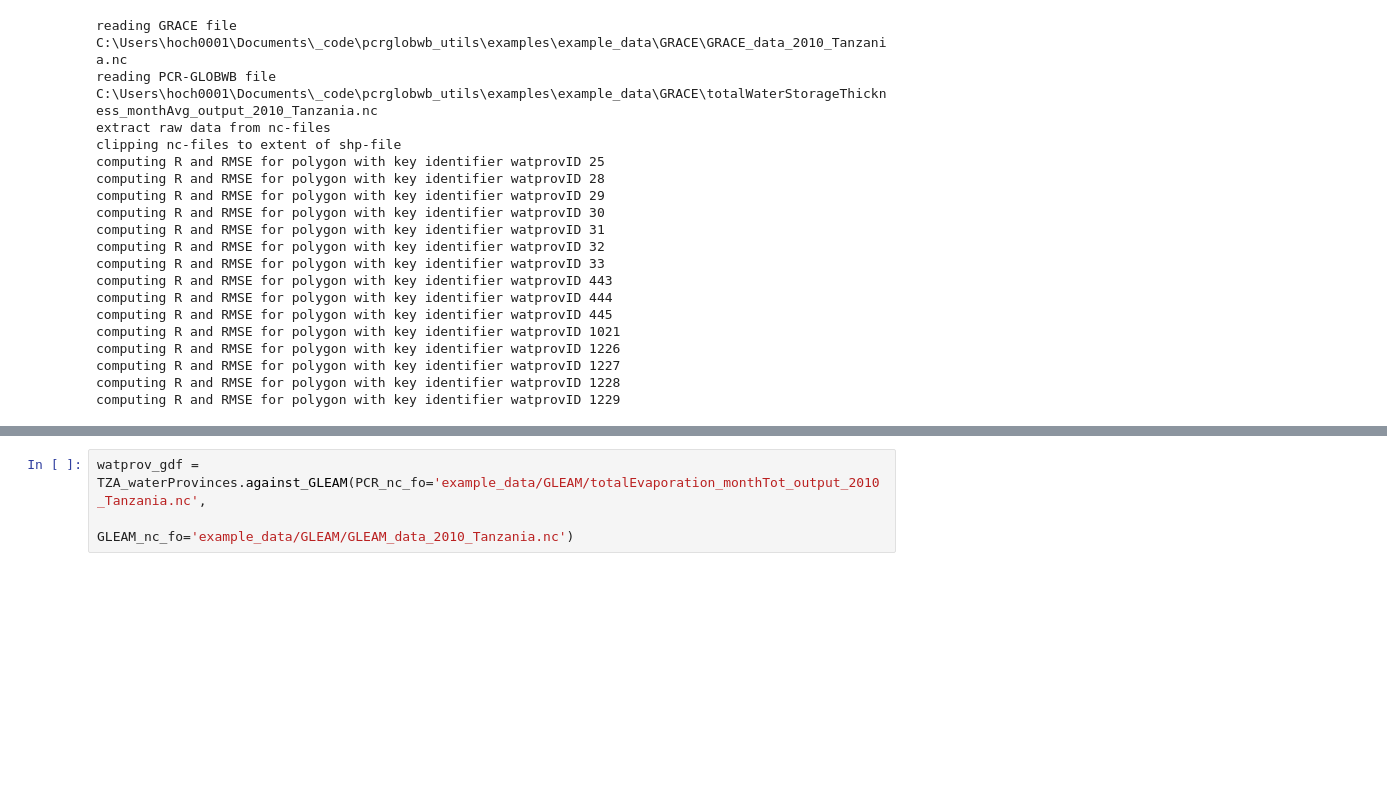
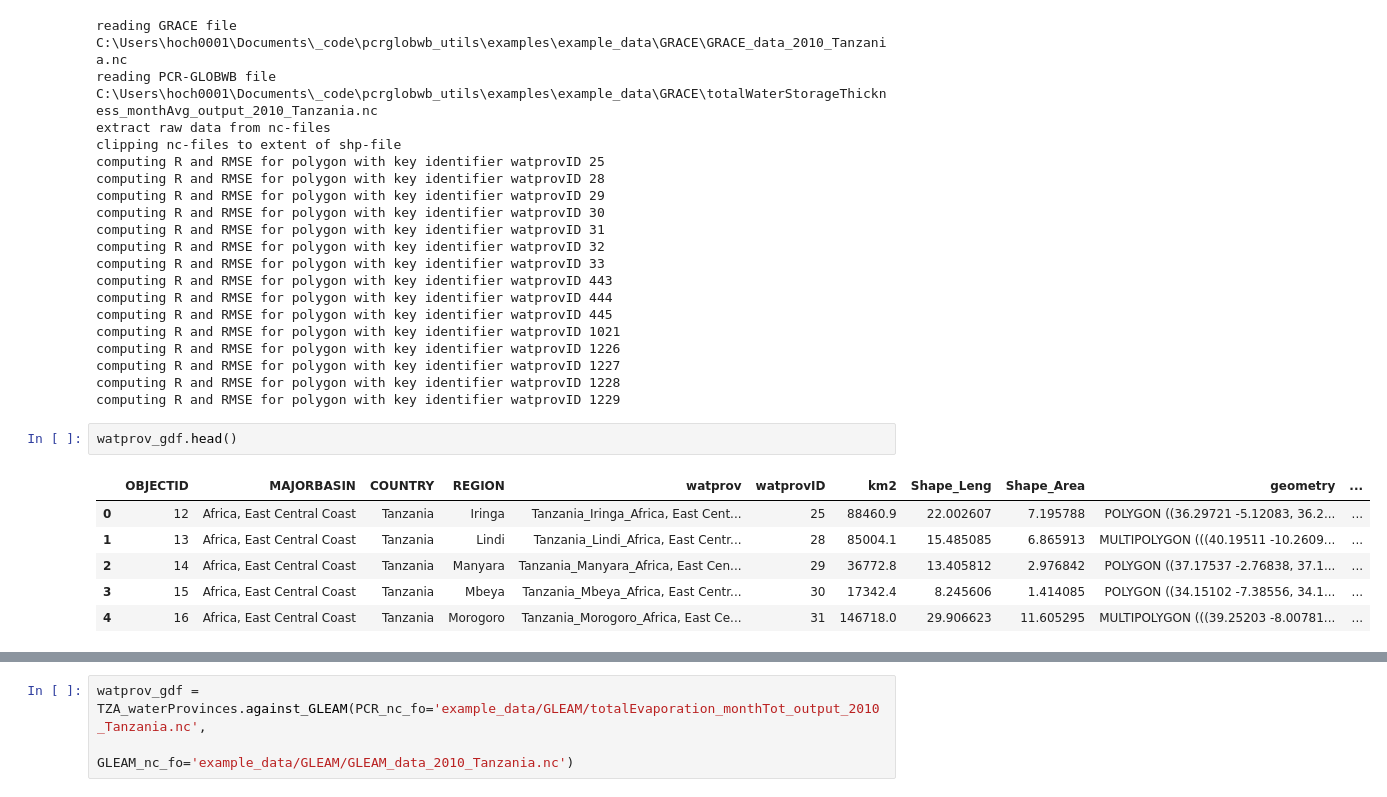
Before and after one commit to JannisHoch/pcrglobwb_utils, a Jupyter notebook: examples/GRACE_GLEAM_validation.ipynb, the cells around one changed output, grey strips where cells are left out. Drawn from its saved outputs; the diff is of its cells as text; blank space fills up the shorter version.

```diff
--- a/examples/GRACE_GLEAM_validation.ipynb
+++ b/examples/GRACE_GLEAM_validation.ipynb
@@ -54,3 +79,12 @@ computing R and RMSE for polygon with key identifier watprovID 1226
 computing R and RMSE for polygon with key identifier watprovID 1227
 computing R and RMSE for polygon with key identifier watprovID 1228
 computing R and RMSE for polygon with key identifier watprovID 1229
+# %%
+watprov_gdf.head()
+# %% [output]
+|  | OBJECTID | MAJORBASIN | COUNTRY | REGION | watprov | watprovID | km2 | Shape_Leng | Shape_Area | geometry | ... |
+| 0 | 12 | Africa, East Central Coast | Tanzania | Iringa | Tanzania_Iringa_Africa, East Cent... | 25 | 88460.9 | 22.002607 | 7.195788 | POLYGON ((36.29721 -5.12083, 36.2... | ... |
+| 1 | 13 | Africa, East Central Coast | Tanzania | Lindi | Tanzania_Lindi_Africa, East Centr... | 28 | 85004.1 | 15.485085 | 6.865913 | MULTIPOLYGON (((40.19511 -10.2609... | ... |
+| 2 | 14 | Africa, East Central Coast | Tanzania | Manyara | Tanzania_Manyara_Africa, East Cen... | 29 | 36772.8 | 13.405812 | 2.976842 | POLYGON ((37.17537 -2.76838, 37.1... | ... |
+| 3 | 15 | Africa, East Central Coast | Tanzania | Mbeya | Tanzania_Mbeya_Africa, East Centr... | 30 | 17342.4 | 8.245606 | 1.414085 | POLYGON ((34.15102 -7.38556, 34.1... | ... |
+| 4 | 16 | Africa, East Central Coast | Tanzania | Morogoro | Tanzania_Morogoro_Africa, East Ce... | 31 | 146718.0 | 29.906623 | 11.605295 | MULTIPOLYGON (((39.25203 -8.00781... | ... |
```
Also changed, not shown: parts of 13 cells of this notebook, 4 other files.
